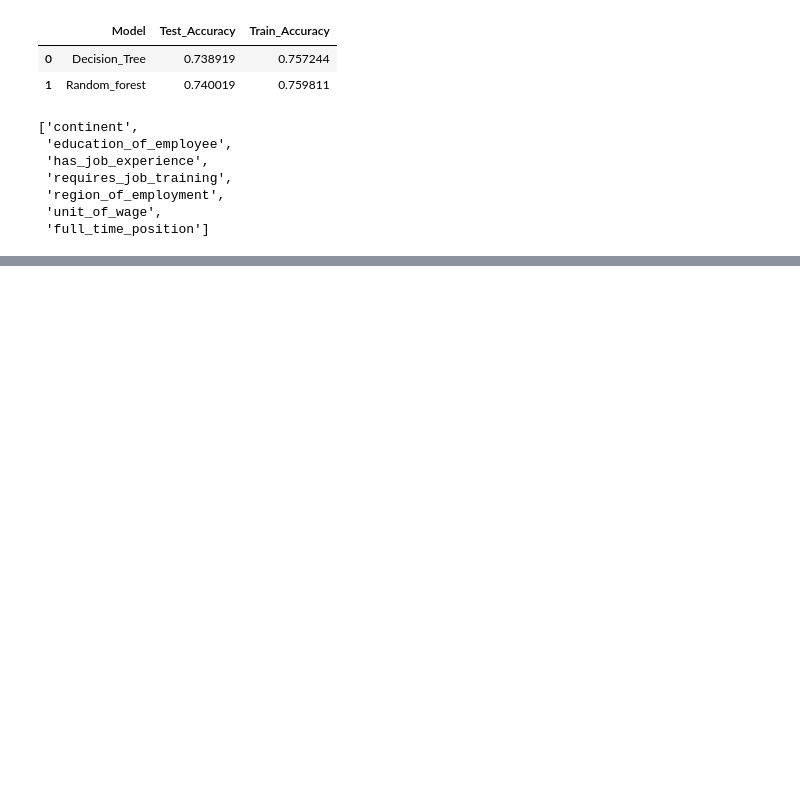
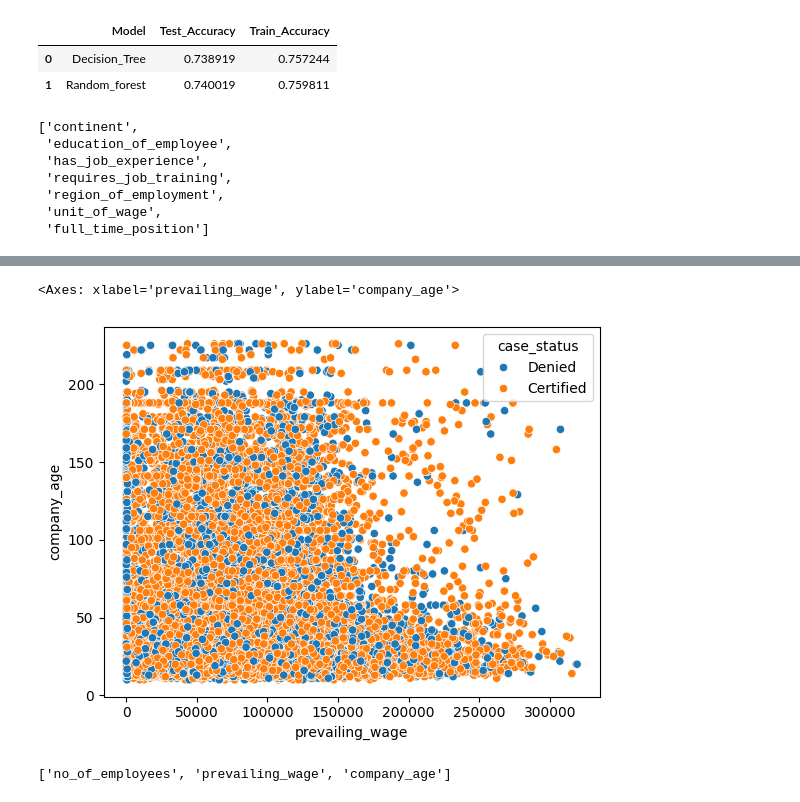
Before and after one commit to yagantiAshok/Global-Mobility-Application, a Jupyter notebook: notebook/EDA_visa(1).ipynb, the cells around one changed output, grey strips where cells are left out. Cells and saved outputs as stored; diff of their text form; code cells hidden in the pictures; blank space fills up the shorter version.

```diff
--- a/notebook/EDA_visa(1).ipynb
+++ b/notebook/EDA_visa(1).ipynb
@@ -755,0 +813,14 @@ pd.crosstab(data["continent"],data["case_status"],normalize="index")
+# %%
+sns.scatterplot(
+    x="prevailing_wage",
+    y="company_age",
+    hue="case_status",
+    data=data
+)
+# %% [output]
+<Axes: xlabel='prevailing_wage', ylabel='company_age'>
+[figure, added]
+# %%
+numeric_features
+# %% [output]
+['no_of_employees', 'prevailing_wage', 'company_age']
```
Also changed, not shown: parts of 26 cells of this notebook.
